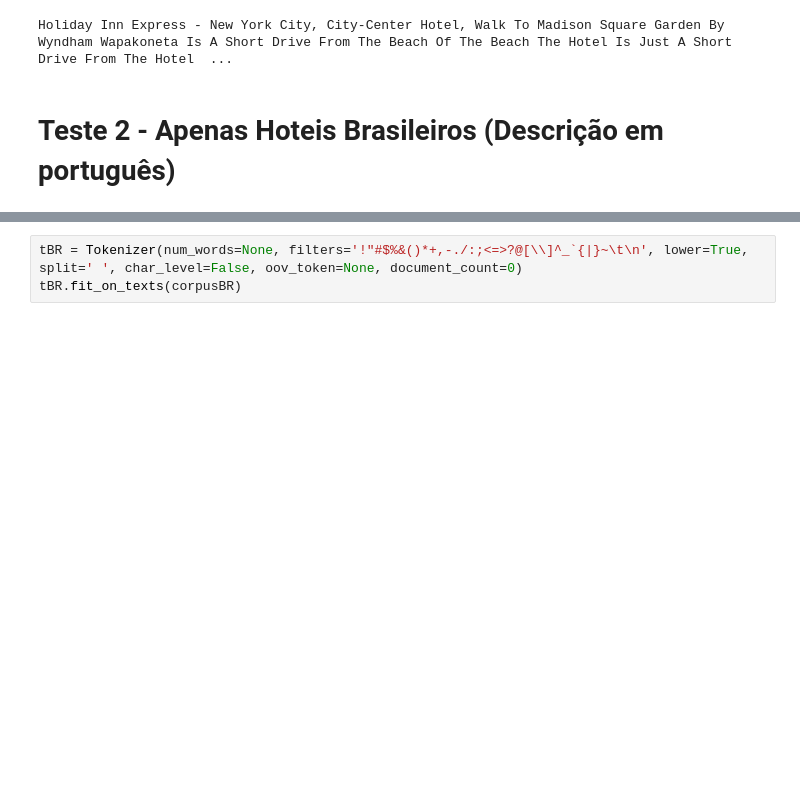
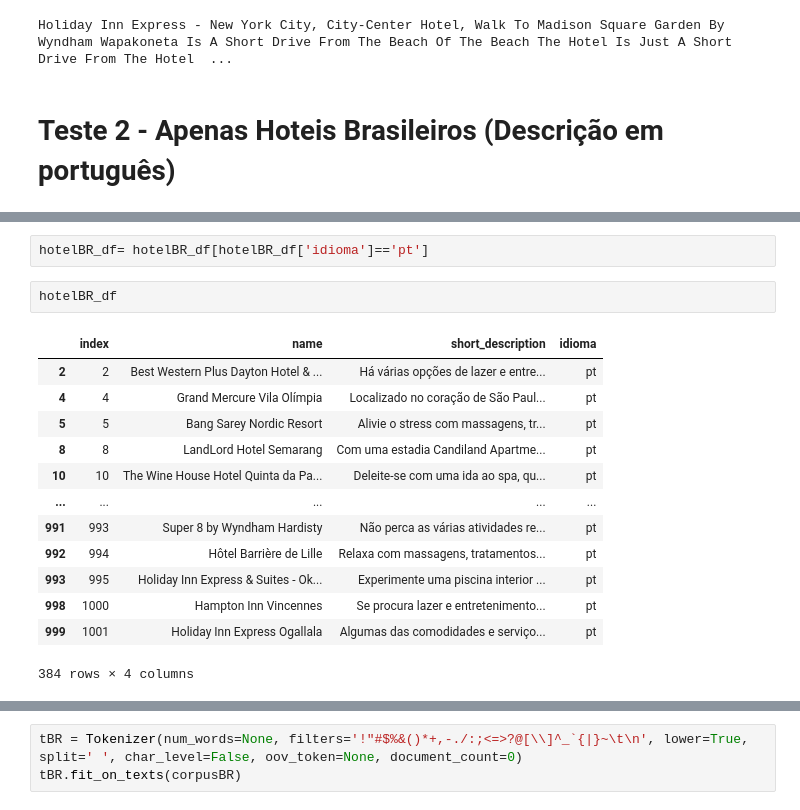
Before and after one commit to jgjoao5/DeepLearningv2, a Jupyter notebook: LSTM Hotel description.ipynb, the cells around one changed output, grey strips where cells are left out. Drawn from its saved outputs; the diff is of its cells as text; blank space fills up the shorter version.

```diff
--- a/LSTM Hotel description.ipynb
+++ b/LSTM Hotel description.ipynb
@@ -208 +253,19 @@ hotelBR_df = hotelBR_df[hotelBR_df['country']=='Brasil']
+# %%
+hotelBR_df= hotelBR_df[hotelBR_df['idioma']=='pt']
+# %%
+hotelBR_df
+# %% [output]
+|  | index | name | short_description | idioma |
+| 2 | 2 | Best Western Plus Dayton Hotel & ... | Há várias opções de lazer e entre... | pt |
+| 4 | 4 | Grand Mercure Vila Olímpia | Localizado no coração de São Paul... | pt |
+| 5 | 5 | Bang Sarey Nordic Resort | Alivie o stress com massagens, tr... | pt |
+| 8 | 8 | LandLord Hotel Semarang | Com uma estadia Candiland Apartme... | pt |
+| 10 | 10 | The Wine House Hotel Quinta da Pa... | Deleite-se com uma ida ao spa, qu... | pt |
+| ... | ... | ... | ... | ... |
+| 991 | 993 | Super 8 by Wyndham Hardisty | Não perca as várias atividades re... | pt |
+| 992 | 994 | Hôtel Barrière de Lille | Relaxa com massagens, tratamentos... | pt |
+| 993 | 995 | Holiday Inn Express & Suites - Ok... | Experimente uma piscina interior ... | pt |
+| 998 | 1000 | Hampton Inn Vincennes | Se procura lazer e entretenimento... | pt |
+| 999 | 1001 | Holiday Inn Express Ogallala | Algumas das comodidades e serviço... | pt |
+384 rows × 4 columns
 # %%
```
Also changed, not shown: parts of 16 cells of this notebook.
